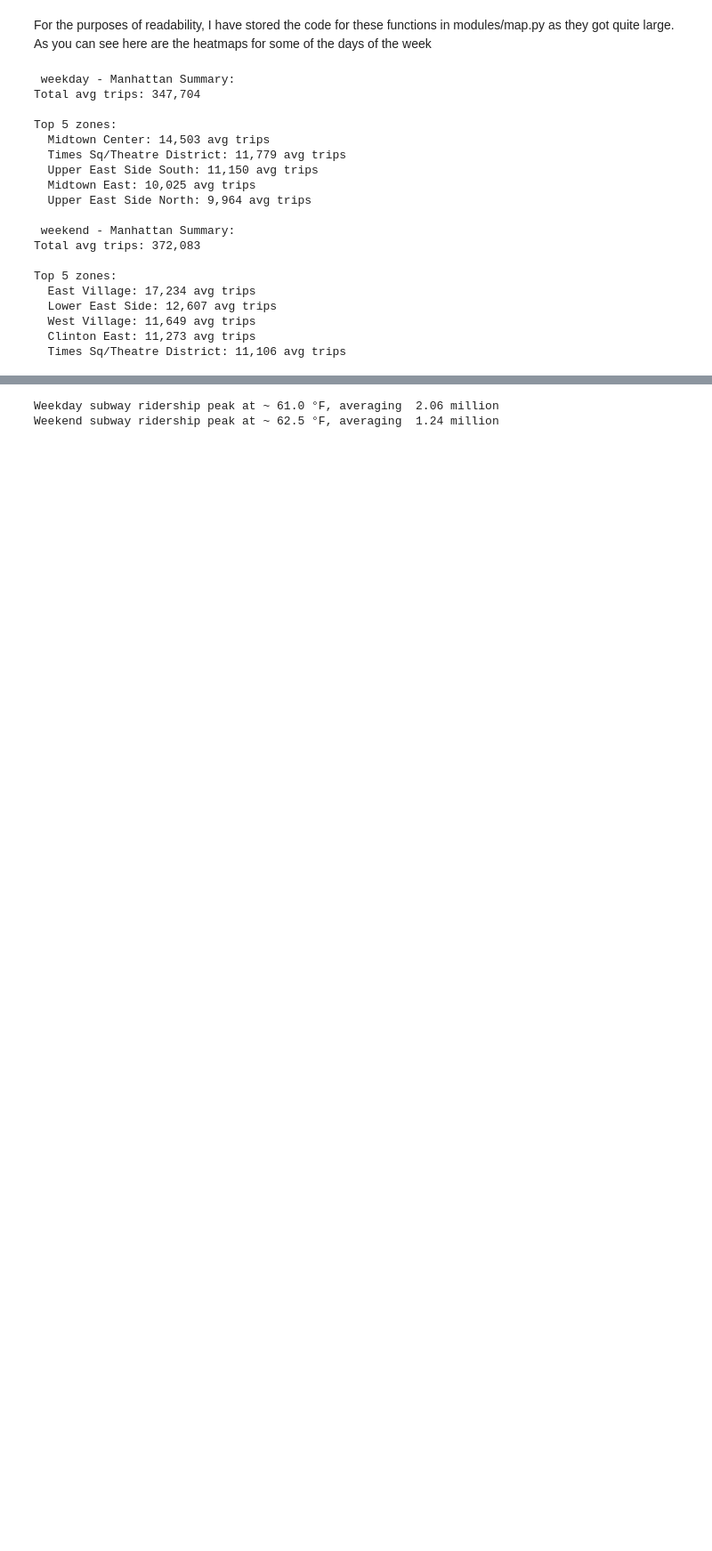
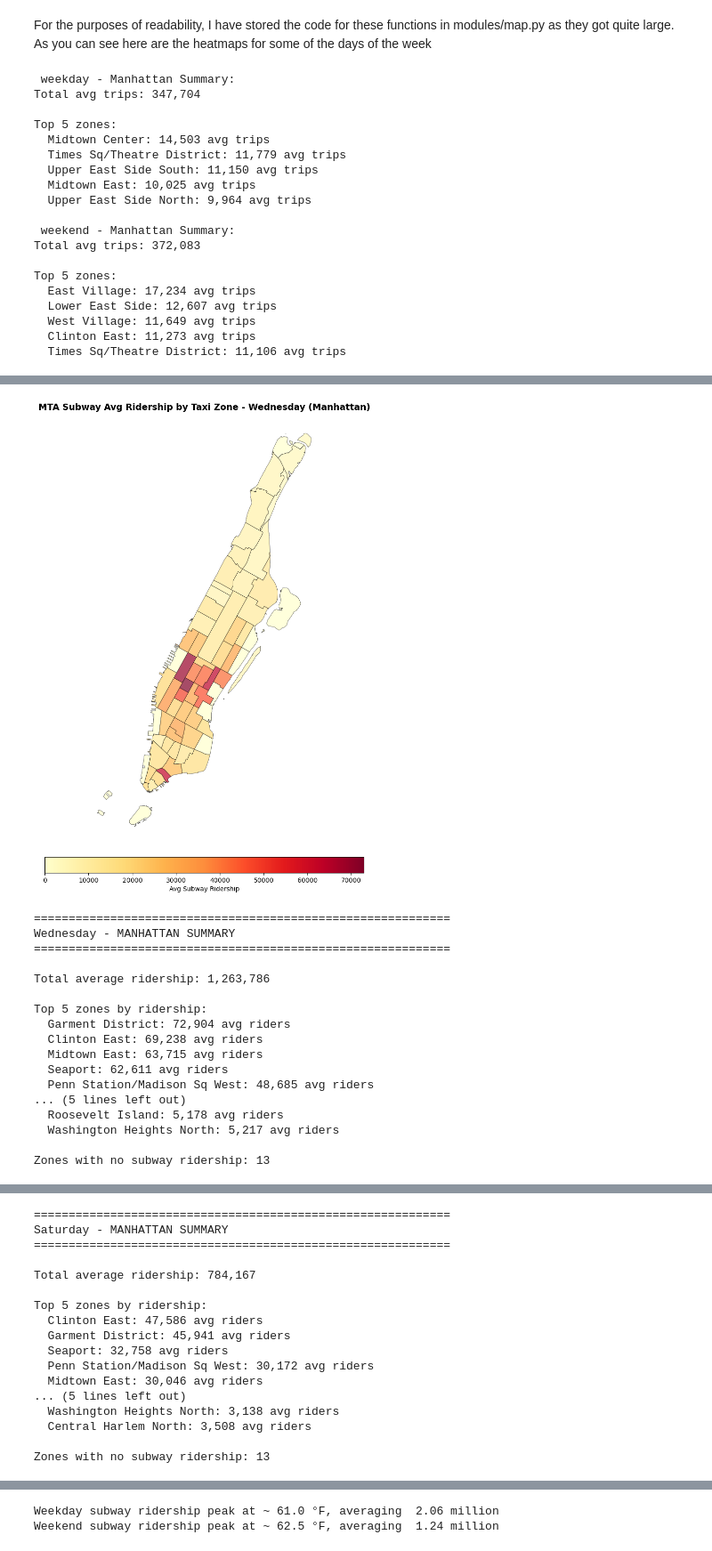
Before and after one commit to COGS108/Group063_WI26, a Jupyter notebook: 02-EDACheckpoint.ipynb, the cells around one changed output, grey strips where cells are left out. Shown at 89% size. Drawn from its saved outputs; the diff is of its cells as text; code cells hidden in the pictures; blank space fills up the shorter version.

Commit message:
Finished MTA heatmaps
the heatmaps are projected onto the taxi zones, and need some work to demonstrate what the behavior truly is

```diff
--- a/02-EDACheckpoint.ipynb
+++ b/02-EDACheckpoint.ipynb
@@ -977,0 +984,25 @@ Here are the days of the week.
+# %%
+from modules import maps, utils
+subway_stations_gdf, taxi_zones_gdf, subway_lines_gdf = utils.prepare_gdf_data()
+ridehail_df, mta_df = utils.prepare_ridership_data('data/02-processed/ridehailing_daily_cleaned.csv','data/02-processed/MTA_Ridership_cleaned.csv')
+maps.plot_subway_heatmap_by_day(mta_df, subway_stations_gdf, taxi_zones_gdf, day_num=3, summary=True)
+maps.plot_subway_heatmap_by_day(mta_df, subway_stations_gdf, taxi_zones_gdf, day_num=6, summary=True)
+# %% [output]
+[figure, added]
+============================================================
+Wednesday - MANHATTAN SUMMARY
+============================================================
+
+Total average ridership: 1,263,786
+
+Top 5 zones by ridership:
+  Garment District: 72,904 avg riders
+  Clinton East: 69,238 avg riders
+  Midtown East: 63,715 avg riders
+  Seaport: 62,611 avg riders
+  Penn Station/Madison Sq West: 48,685 avg riders
+... (5 lines left out)
+  Roosevelt Island: 5,178 avg riders
+  Washington Heights North: 5,217 avg riders
+
+Zones with no subway ridership: 13
@@ -978,3 +1010,20 @@ Here are the days of the week.
+============================================================
+Saturday - MANHATTAN SUMMARY
+============================================================
+
+Total average ridership: 784,167
+
+Top 5 zones by ridership:
+  Clinton East: 47,586 avg riders
+  Garment District: 45,941 avg riders
+  Seaport: 32,758 avg riders
+  Penn Station/Madison Sq West: 30,172 avg riders
+  Midtown East: 30,046 avg riders
+... (5 lines left out)
+  Washington Heights North: 3,138 avg riders
+  Central Harlem North: 3,508 avg riders
+
+Zones with no subway ridership: 13
 # %% [markdown]
 #### Section 2 of EDA if you need it  - Weather and Gas Analysis (please give it a better title than this)
 
```
Also changed, not shown: parts of 6 cells of this notebook, 5 other files.
